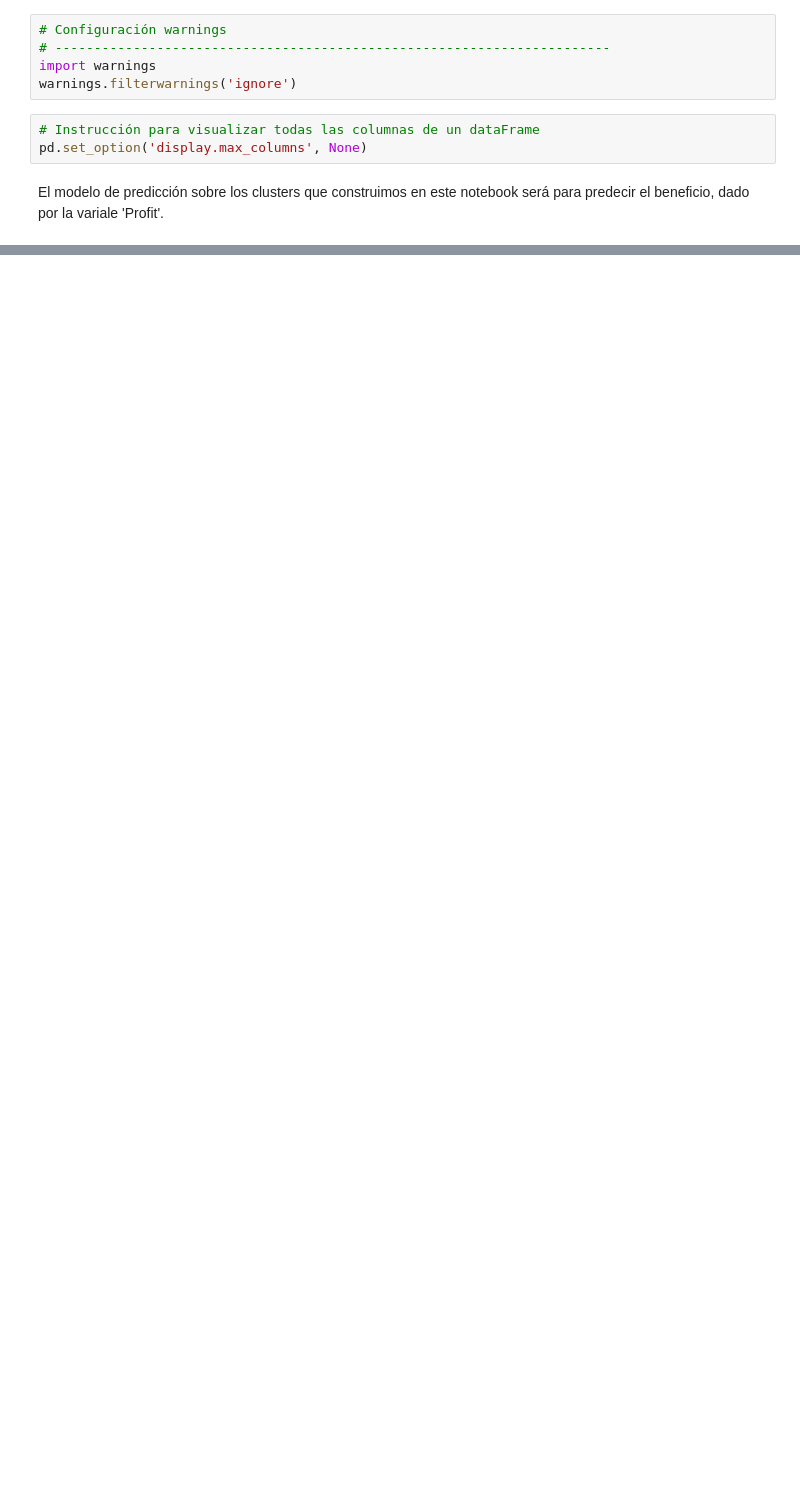
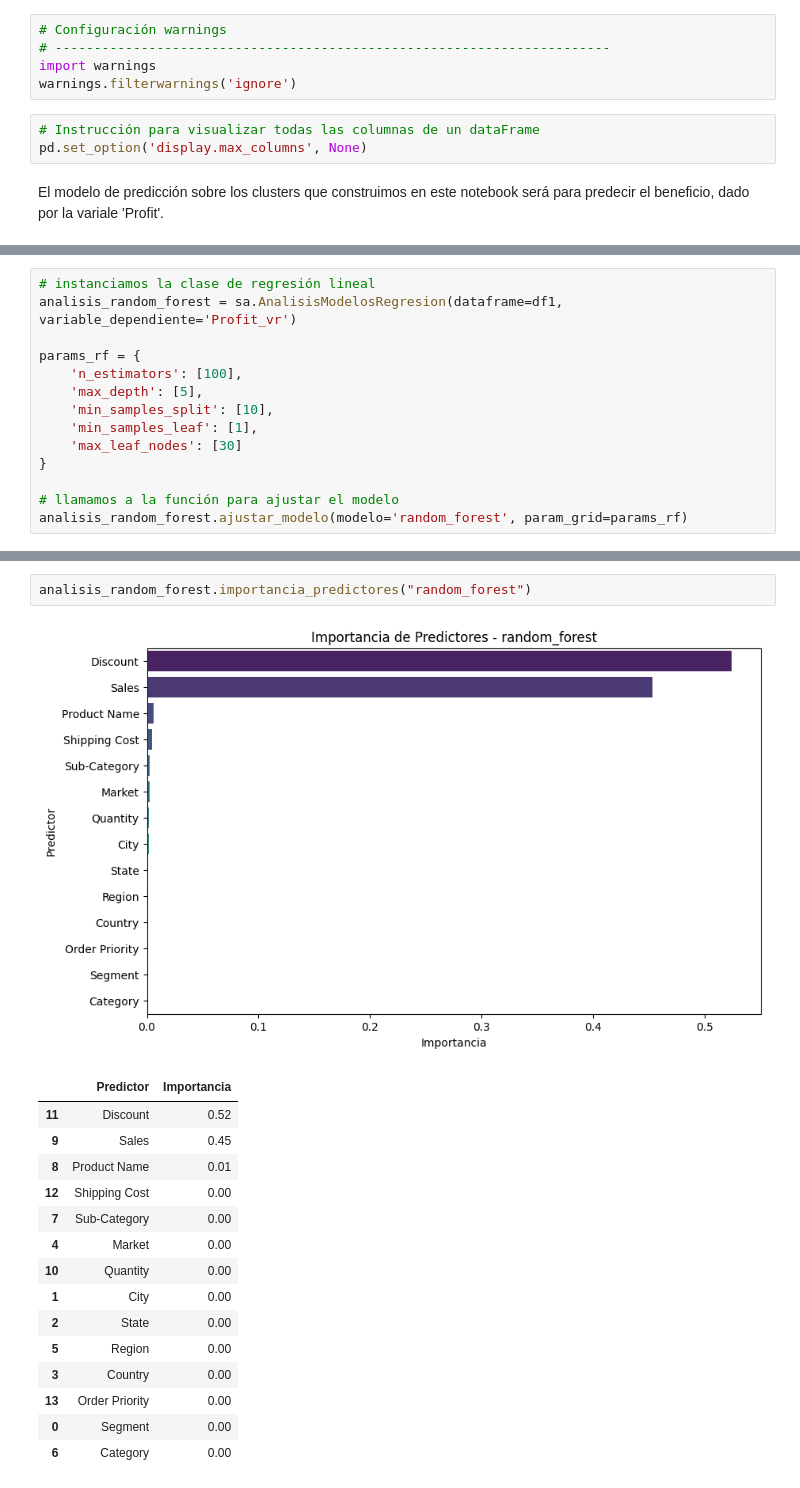
Before and after one commit to Rcm89/Proyecto9-Clustering, a Jupyter notebook: 2-modelo.ipynb, the cells around one changed output, grey strips where cells are left out. Cells and saved outputs as stored; diff of their text form; blank space fills up the shorter version.

```diff
--- a/2-modelo.ipynb
+++ b/2-modelo.ipynb
@@ -33,0 +161,14 @@ El modelo de predicción sobre los clusters que construimos en este notebook ser
+# %%
+# instanciamos la clase de regresión lineal
+analisis_random_forest = sa.AnalisisModelosRegresion(dataframe=df1, variable_dependiente='Profit_vr')
+
+params_rf = {
+    'n_estimators': [100],
+    'max_depth': [5],
+    'min_samples_split': [10],
+    'min_samples_leaf': [1],
+    'max_leaf_nodes': [30]
+}
+
+# llamamos a la función para ajustar el modelo
+analisis_random_forest.ajustar_modelo(modelo='random_forest', param_grid=params_rf)
@@ -33,0 +194,19 @@ El modelo de predicción sobre los clusters que construimos en este notebook ser
+# %%
+analisis_random_forest.importancia_predictores("random_forest")
+# %% [output]
+[figure, added]
+|  | Predictor | Importancia |
+| 11 | Discount | 0.52 |
+| 9 | Sales | 0.45 |
+| 8 | Product Name | 0.01 |
+| 12 | Shipping Cost | 0.00 |
+| 7 | Sub-Category | 0.00 |
+| 4 | Market | 0.00 |
+| 10 | Quantity | 0.00 |
+| 1 | City | 0.00 |
+| 2 | State | 0.00 |
+| 5 | Region | 0.00 |
+| 3 | Country | 0.00 |
+| 13 | Order Priority | 0.00 |
+| 0 | Segment | 0.00 |
+| 6 | Category | 0.00 |
```
Also changed, not shown: parts of 33 cells of this notebook, 2 other files.
